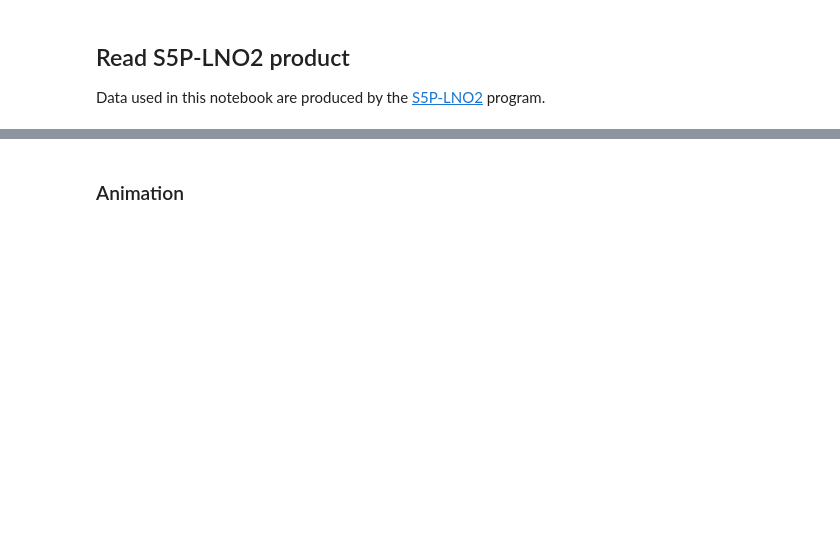
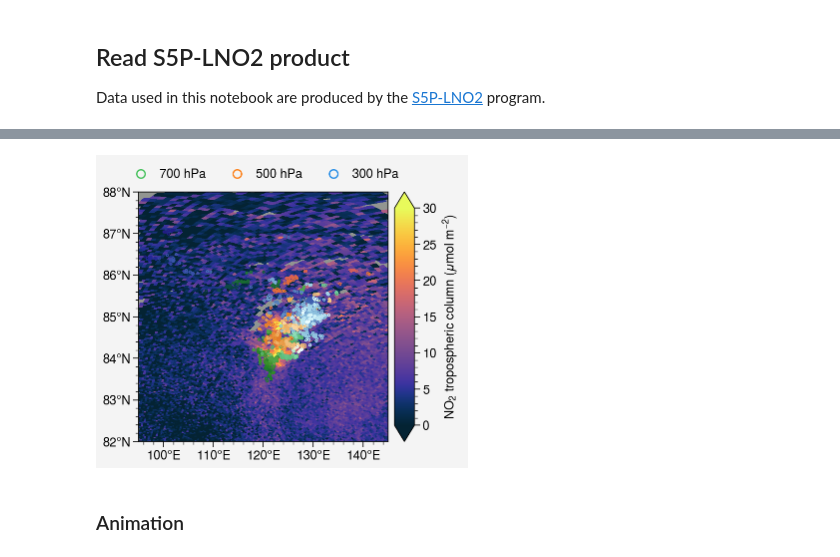
Before and after one commit to zxdawn/S5P-LNO2-Notebook, a Jupyter notebook: workflow/workflow.ipynb, the cells around one changed output, grey strips where cells are left out. Cells and saved outputs as stored; diff of their text form; code cells hidden in the pictures; blank space fills up the shorter version.

```diff
--- a/workflow/workflow.ipynb
+++ b/workflow/workflow.ipynb
@@ -65,3 +122,56 @@ axs.format(title=['Lightning Tracer at 700 hPa', 'Lightning Tracer at 500 hPa',
+# %%
+# set plot region
+lon_min = 95; lon_max = 145
+lat_min = 82; lat_max = 88
+
+def plot_tracer(ds_tropomi, ds_lightning, ax, lon_min, lon_max, lat_min, lat_max, add_colorbar=False):
+    """Plot the lightning NO2 tracer at three pressure levels"""
+    # plot NO2 background
+    lon = ds_tropomi['nitrogendioxide_tropospheric_column'].coords['longitude']
+    lat = ds_tropomi['nitrogendioxide_tropospheric_column'].coords['latitude']
+
+    mask = (lon>lon_min) & (lon<lon_max) & (lat>lat_min) & (lat<lat_max)
+
+    no2 = ds_tropomi['nitrogendioxide_tropospheric_column']
+
+
+    cmaps = ['Greens2_r', 'Oranges2_r', 'Blues2_r']
+
+    # plot NO2 VCD
+    if add_colorbar == False:
+        cbar_kwargs = None
+    else:
+        cbar_kwargs={'label': 'NO$_2$ tropospheric column ($\mu$mol m$^{-2}$)'}
+    (no2*1e6).where(mask, drop=True).plot(ax=ax, x='longitude', y='latitude',
+                                    cmap='Thermal', vmin=0, vmax=30, discrete=False,
+                                    add_colorbar=add_colorbar,
+                                    cbar_kwargs=cbar_kwargs,#, 'orientation': 'horizontal'},
+                                    )
+
+    for index,level in enumerate(ds_lightning.level):
+        # plot lightning
+        s_pred = ax.scatter(ds_lightning['longitude_pred'].sel(level=level),
+                            ds_lightning['latitude_pred'].sel(level=level),
+                            marker="$\u25EF$", cmap=cmaps[index],
+                            c=ds_lightning['delta'], s=3,
+                            label=str(level.values)+' hPa')
+
+    leg = ax.legend(loc='t', frame=False, markerscale=4)
+    leg.legendHandles[0].set_color('green6')
+    leg.legendHandles[1].set_color('orange6')
+    leg.legendHandles[2].set_color('blue6')
+
+    ax.format(xlabel='', ylabel='', title='')#title='Lightning tracer',)
+
+fig, axs = pplt.subplots()
+
+plot_tracer(ds_tropomi, ds_lightning, axs, lon_min, lon_max, lat_min, lat_max, add_colorbar=True)
+
+axs.format(xlim=(lon_min, lon_max), ylim=(lat_min, lat_max), grid=False,
+            xformatter='deglon', yformatter='deglat',
+            facecolor='gray')
+# %% [output]
+[figure, added]
 # %% [markdown]
 ### Animation
 # %%
```
Also changed, not shown: parts of 11 cells of this notebook.
